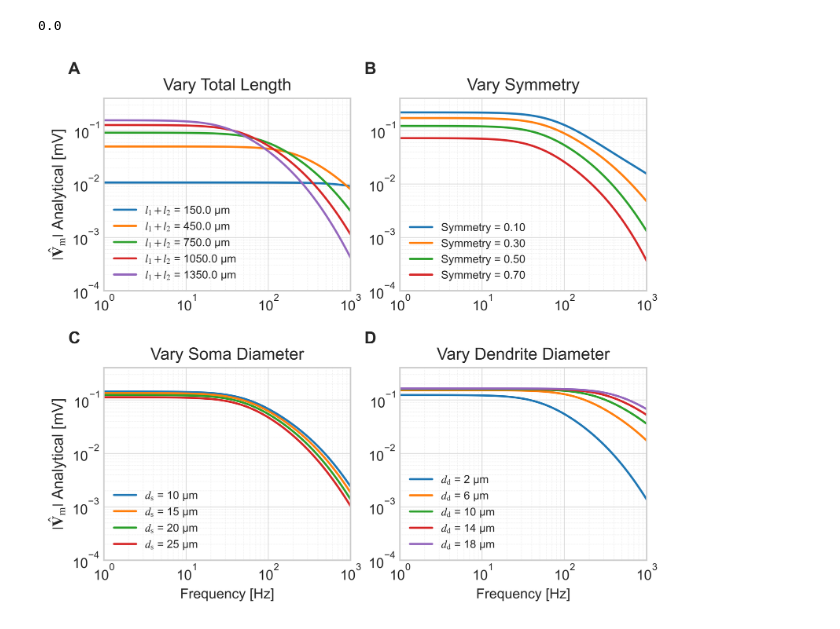
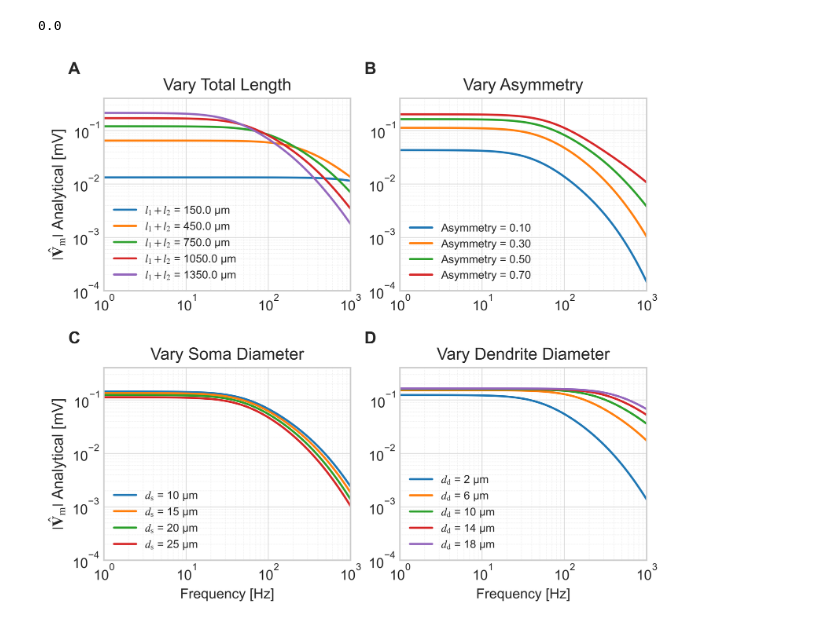
Before and after one commit to SusanneDahle/CellTypeDependenceElStim, a Jupyter notebook: notebooks/Fig-9.ipynb, the cells around one changed output. Cells and saved outputs as stored; diff of their text form; code cells hidden in the pictures.

Commit message:
Changed from symmetry to asymmetry

```diff
--- a/notebooks/Fig-9.ipynb
+++ b/notebooks/Fig-9.ipynb
@@ -180,18 +182,18 @@ standard_neuron_parameters = {
     'd': 2e-6,          # 2 um -> m
     'ds': 20e-6,        # 20 um -> m
     'l1': 0.67e-3,      # 0.67 mm -> m (Longer stick)
-    'l2': 0.33e-3,      # 0.33 mm -> m (Shorter stick)V_m_vary_symmetry
+    'l2': 0.33e-3,      # 0.33 mm -> m (Shorter stick)V_m_vary_asymmetry
     's_in': (1e-15)**2  # 1 fA^2/Hz -> A^2/Hz
 }
 
-standard_neuron_parameters_sym = {
+standard_neuron_parameters_asym = {
     'Rm': 3.0,          # Ohm * m^2
     'Ri': 1.5,          # Ohm * m
     'Cm': 0.01,         # F / m^2
     'd': 2e-6,          # 2 um -> m
     'ds': 20e-6,        # 20 um -> m
     'l1': 0.67e-3,      # 0.67 mm -> m (Longer stick)
-    'sym': 0.5,         # l2 = 0.5*l1 (Shorter stick)
+    'asym': 0.5,         # l2 = 0.5*l1 (Shorter stick)
     's_in': (1e-15)**2  # 1 fA^2/Hz -> A^2/Hz
 }
 # %%
@@ -199,19 +201,19 @@ np.log10(1)
 # %% [output]
 0.0
 # %%
-# Vary total length fixed symmetry
+# Vary total length fixed asymmetry
 lens = np.arange(100,1000,200)
 frequencies = np.logspace(0, np.log10(2000), 1000)
 
 V_m_vary_abs_len = {}
 
 for l in lens:
-    params_copy = standard_neuron_parameters_sym.copy()
+    params_copy = standard_neuron_parameters_asym.copy()
     params_copy['l1'] = l * 1e-6
 
-    tot_len = (params_copy['l1'] + (params_copy['sym']*params_copy['l1']))*10**6
+    tot_len = (params_copy['l1'] + (params_copy['asym']*params_copy['l1']))*10**6
 
-    freqs, abs_V_m = calculate_analytical_Vm_bn2s_with_sym(params_copy, frequencies)
+    freqs, abs_V_m = calculate_analytical_Vm_bn2s_with_asym(params_copy, frequencies)
 
     V_m_vary_abs_len[tot_len] = {
         'freqs': freqs,
@@ -220,18 +222,18 @@ for l in lens:
 
     del freqs, abs_V_m
 # %%
-# Vary symmetry
-syms = np.arange(0.1, 0.9, 0.2)
+# Vary asymmetry
+asyms = np.arange(0.1, 0.9, 0.2)
 
-V_m_vary_symmetry = {}
+V_m_vary_asymmetry = {}
 
-for sym in syms:
-    params_copy = standard_neuron_parameters_sym.copy()
-    params_copy['sym'] = sym
+for asym in asyms:
+    params_copy = standard_neuron_parameters_asym.copy()
+    params_copy['asym'] = asym
 
-    freqs, abs_V_m = calculate_analytical_Vm_bn2s_with_sym(params_copy, frequencies)
+    freqs, abs_V_m = calculate_analytical_Vm_bn2s_with_asym(params_copy, frequencies)
 
-    V_m_vary_symmetry[sym] = {
+    V_m_vary_asymmetry[asym] = {
         'freqs': freqs,
         'abs_V_m': abs_V_m
     }
@@ -297,7 +299,7 @@ unit_conversion_factor = (1e12 * 1e3)**2
 props = dict(boxstyle='round,pad=0.5', facecolor='wheat', alpha=0.5)
 
 
-# --- Subplot 1: Vary total length with fixed symmetry ---
+# --- Subplot 1: Vary total length with fixed asymmetry ---
 for l, data in V_m_vary_abs_len.items():
     ax1.loglog(data['freqs'], data['abs_V_m'], label=f'$l_1+l_2$ = {l} µm')
 ax1.set_title('Vary Total Length')
@@ -306,16 +308,13 @@ ax1.set_ylabel('$|\hat{\mathbf{V}}_\mathrm{m}|$ Analytical [mV]', fontsize = 11)
 ax1.legend(fontsize = 8)
 ax1.grid(which='major', linestyle='-', linewidth=0.5, alpha=0.8)
 ax1.grid(which='minor', linestyle=':', linewidth=0.3, alpha=0.6)
-# info_text1 = f"Fixed:\nSymmetry = {standard_neuron_parameters_sym['sym']}\n$d_{{\\mathrm{{d}}}}$ = {standard_neuron_parameters_sym['d']*1e6} µm\n$d_{{\\mathrm{{s}}}}$ = {standard_neuron_parameters_sym['ds']*1e6} µm"
-# ax1.text(0.95, 0.05, info_text1, transform=ax1.transAxes,
-#          verticalalignment='bottom', horizontalalignment='right', bbox=props, fontsize = 8)
 ax1.set_xlim(left=1, right=1e3)
 ax1.set_ylim(top = 4e-1,bottom=1e-4)
 
-# --- Subplot 2: Vary symmetry  ---
-for sym, data in V_m_vary_symmetry.items():
-    ax2.loglog(data['freqs'], data['abs_V_m'], label=f'Symmetry = {sym:.2f}')
-ax2.set_title('Vary Symmetry')
+# --- Subplot 2: Vary asymmetry  ---
+for asym, data in V_m_vary_asymmetry.items():
+    ax2.loglog(data['freqs'], data['abs_V_m'], label=f'Asymmetry = {asym:.2f}')
+ax2.set_title('Vary Asymmetry')
 ax2.legend(fontsize = 8)
 ax2.grid(which='major', linestyle='-', linewidth=0.5, alpha=0.8)
 ax2.grid(which='minor', linestyle=':', linewidth=0.3, alpha=0.6)
@@ -325,31 +324,31 @@ ax2.set_ylim(top = 4e-1,bottom=1e-4)
 # --- Subplot 3: Vary soma diameter ---
 for d_s, data in V_m_vary_soma_diam.items():
     ax3.loglog(data['freqs'], data['abs_V_m'], label=f'$d_{{\\mathrm{{s}}}}$ = {d_s} µm')
 ax3.set_title('Vary Soma Diameter')
 ax3.set_xlabel('Frequency [Hz]')
 ax3.set_ylabel('$|\hat{\mathbf{V}}_\mathrm{m}|$ Analytical [mV]', fontsize = 11)
 ax3.legend(fontsize = 8)
 ax3.grid(which='major', linestyle='-', linewidth=0.5, alpha=0.8)
 ax3.grid(which='minor', linestyle=':', linewidth=0.3, alpha=0.6)
 ax3.set_xlim(left=1, right=1e3)
 ax3.set_ylim(top = 4e-1,bottom=1e-4)
 
 # --- Subplot 4: Vary dendrite diameter (was ax2 before) ---
 for d_d, data in V_m_vary_dend_diam.items():
     ax4.loglog(data['freqs'], data['abs_V_m'], label=f'$d_{{\\mathrm{{d}}}}$ = {d_d} µm')
 ax4.set_title('Vary Dendrite Diameter')
 ax4.set_xlabel('Frequency [Hz]')
 ax4.legend(fontsize = 8)
 ax4.grid(which='major', linestyle='-', linewidth=0.5, alpha=0.8)
 ax4.grid(which='minor', linestyle=':', linewidth=0.3, alpha=0.6)
 ax4.set_xlim(left=1, right=1e3)
 ax4.set_ylim(top = 4e-1,bottom=1e-4)
 
 # Adjust layout to prevent titles and labels from overlapping
 fig.tight_layout(rect=[0, 0, 1, 0.97]) # rect is used to make space for suptitle
 mark_subplots(fig.axes, fontsize=12)
 
 plt.savefig('/Users/susannedahle/Documents/Master/Code/fig_pdfs/fig9.pdf')
 plt.show()
 # %% [output]
-[figure, old version]
+[figure, new version]
```
Also changed, not shown: parts of 1 cell of this notebook.
